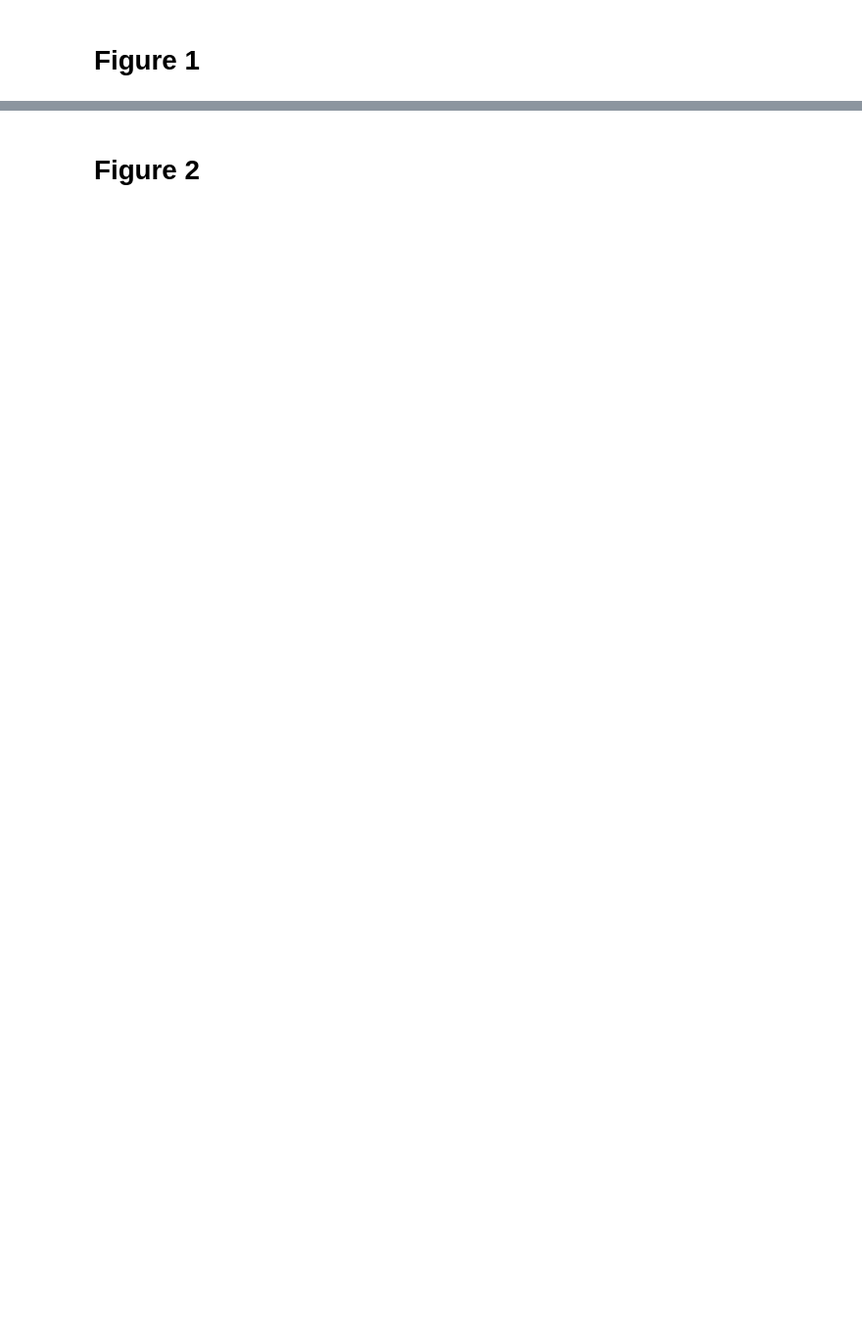
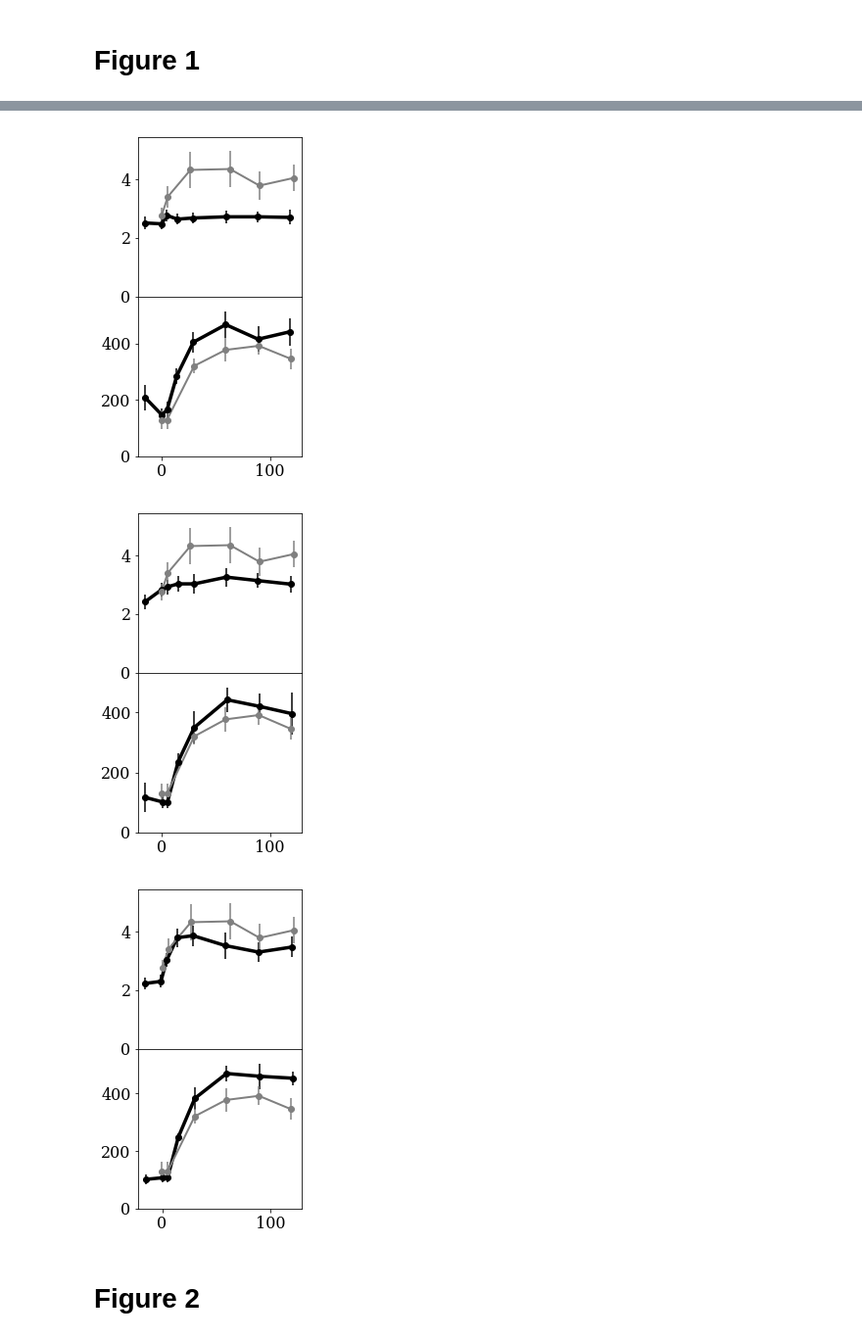
Before and after one commit to omerka-weizmann/hpa_dynamics, a Jupyter notebook: main.ipynb, the cells around one changed output, grey strips where cells are left out. Shown at 98% size. Drawn from its saved outputs; the diff is of its cells as text; code cells hidden in the pictures; blank space fills up the shorter version.

```diff
--- a/main.ipynb
+++ b/main.ipynb
@@ -142,35 +148,37 @@ plot_data((cortisol_alcoholism_posttreatment,cortisol_control),
 # %%
 """
 Post-partum.
 Data from:
 Hypothalamic corticotropin-releasing hormone suppression during the postpartum period: implications for the increase in psychiatric manifestations at this time.
 Magiakou MA1, Mastorakos G, Rabin D, Dubbert B, Gold PW, Chrousos GP.
 https://www.ncbi.nlm.nih.gov/pubmed/8626857
 """
 
 ACTH_early = np.matrix([[-15.0, 2.51, 0.22], [0.049999999999954525, 2.48, 0.19], [4.92999999999995, 2.77, 0.19], [14.629999999999995, 2.64, 0.19], [29.19999999999999, 2.68, 0.19], [59.309999999999974, 2.72, 0.22], [88.93999999999997, 2.72, 0.19], [118.55999999999997, 2.7, 0.25]])
 ACTH_middle = np.matrix([[-15.0, 2.42, 0.25], [0.09000000000000341, 2.83, 0.22], [5.9199999999999875, 2.93, 0.25], [15.159999999999997, 3.03, 0.28], [30.209999999999994, 3.03, 0.32], [59.849999999999994, 3.26, 0.32], [88.98, 3.14, 0.25], [119.07999999999998, 3.02, 0.28]])
 ACTH_late= np.matrix([[-15.72, 2.23, 0.19], [-1.15, 2.3, 0.22], [4.25, 3.03, 0.22], [14.02, 3.79, 0.32], [28.6, 3.86, 0.35], [58.68, 3.52, 0.44], [89.25, 3.3, 0.32], [119.86, 3.47, 0.35]])
 
 cortisol_early = np.matrix([[-14.83, 207.0, 45.0], [0.28, 146.66, 21.0], [5.19, 164.55, 30.01], [14.09, 284.35, 27.0], [29.35, 404.01, 35.99], [59.24, 466.35, 48.0], [89.03, 414.69, 45.0], [118.4, 441.04, 47.98]])
 cortisol_middle = np.matrix([[-15.0, 116.68, 47.99], [1.1299999999999955, 101.32, 21.01], [5.530000000000001, 101.23, 21.0], [15.419999999999987, 236.01, 27.0], [30.189999999999998, 349.68, 54.0], [60.59, 442.0, 42.01], [89.91999999999999, 420.35, 41.99], [120.22999999999999, 395.68, 69.0]])
 cortisol_late= np.matrix([[-15.0, 101.26, 17.99], [0.17000000000001592, 106.92, 15.0], [5.060000000000002, 106.81, 14.99], [14.960000000000036, 247.59, 14.99], [30.230000000000018, 382.25, 39.0], [59.650000000000034, 468.6, 26.98], [90.46000000000004, 458.92, 44.98], [120.78000000000003, 452.24, 24.0]])
 
 
 ACTH_control=np.matrix([[0.0, 2.75, 0.55/2], [5.95, 3.41, 0.74/2], [26.68, 4.32, 1.24/2], [63.15, 4.35, 1.21/2], [90.22, 3.785, 0.985/2], [122.27, 4.05, 0.88/2]])
 cortisol_control = np.matrix([[-0.27, 129.315, 63.325/2], [5.13, 129.14, 66.28/2], [30.16, 320.095, 52.775/2], [59.13, 376.73, 82.92/2], [89.56, 391.115, 64.815/2], [119.02, 345.24, 73.87/2]])
 
 ylim_acth=(1,8)
 ylim_cortisol=(0,800)
 
 experimental_results = {3*7 : (ACTH_early,cortisol_early),
                         6*7: (ACTH_middle,cortisol_middle),
                         12*7 : (ACTH_late,cortisol_late)}
 for tscale,(ACTH_res,cort_res) in experimental_results.items():
-    plot_data((ACTH_res,ACTH_control),1,'ACTH',
-                      fname='ACTH'+str(tscale),dirname='POSTPARTUM',ylim=ylim_acth)
-    plot_data((cort_res,cortisol_control),1,'cortisol',
-                      fname='cortisol'+str(tscale),dirname='POSTPARTUM',ylim=ylim_cortisol)
+    plot_data(((ACTH_res,ACTH_control),(cort_res,cortisol_control)),
+             1,dirname='POSTPARTUM',fname='ACTH'+str(tscale))
+# %% [output]
+[figure, added]
+[figure, added]
+[figure, added]
 # %% [markdown]
 # Figure 2
 # %%
```
Also changed, not shown: parts of 11 cells of this notebook.
